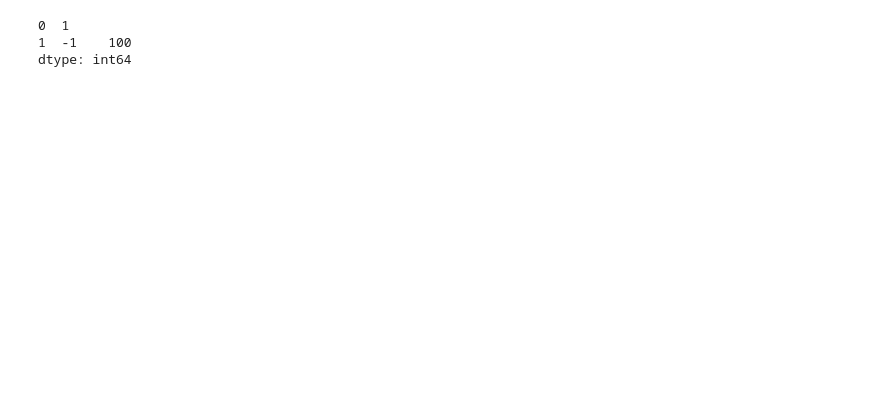
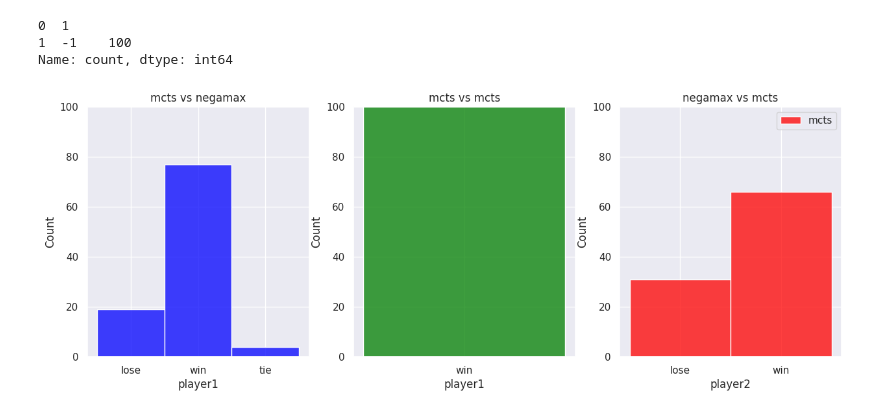
Before and after one commit to Steve-dennis/connect4-monte_carlo, a Jupyter notebook: connect4-monte_carlo.ipynb, the cells around one changed output. Drawn from its saved outputs; the diff is of its cells as text; code cells hidden in the pictures; blank space fills up the shorter version.

Commit message:
multiprocessing and visualization

```diff
--- a/connect4-monte_carlo.ipynb
+++ b/connect4-monte_carlo.ipynb
@@ -297,3 +287,17 @@ mcts_nega = evaluate('connectx',
-# %%
-mcts_mcts = evaluate('connectx',
-                   [connectx_agent,connectx_agent],num_episodes=100)
+# %%
+def ev(player1,player2):
+    result = (evaluate('connectx',[player1,player2],num_episodes=100))
+    return result
+# %%
+with Pool(processes=3) as pool:
+
+    nm  = pool.apply_async(ev,args=('negamax',connectx_agent))
+    mn = pool.apply_async(ev,args=(connectx_agent,'negamax'))
+    mm = pool.apply_async(ev, args=(connectx_agent,connectx_agent))
+
+
+    nega_mcts = nm.get()
+    mcts_nega = mn.get()
+    mcts_mcts = mm.get()
+    pool.close()
+    pool.join()
@@ -320,7 +327,28 @@ mcts_mcts_df.value_counts()
 # %% [output]
 0  1
 1  -1    100
-dtype: int64
+Name: count, dtype: int64
+# %%
+mvm = mcts_mcts_df.replace([-1,0,1],['lose','tie','win']).rename(columns={0: 'player1',1: 'player2'})
+mvn = mcts_nega_df.replace([-1,0,1],['lose','tie','win']).rename(columns={0: 'player1',1: 'player2'})
+nvm = nega_mcts_df.replace([-1,0,1],['lose','tie','win']).rename(columns={0: 'player1',1: 'player2'})
+# %%
+sns.set(style='darkgrid')
+sns.set_palette('bright')
+fig, axs = plt.subplots(1, 3, figsize=(15, 5))
+sns.histplot(data=mvn, x= 'player1', label = 'mcts', ax=axs[0],color='blue')
+axs[0].set_title('mcts vs negamax')
+axs[0].set_ylim(0,100)
+sns.histplot(data=mvm, x= 'player1', label = 'mcts', ax=axs[1],color='green')
+axs[1].set_title('mcts vs mcts')
+axs[1].set_ylim(0,100)
+sns.histplot(data=nvm, x= 'player2', label = 'mcts', ax=axs[2],color='red')
+axs[2].set_title('negamax vs mcts')
+axs[2].set_ylim(0,100)
+plt.legend()
+plt.show()
+# %% [output]
+[figure, added]
 # %%
 env = make('connectx')
 env.play([connectx_agent,None],width=500,height=500)
```
Also changed, not shown: parts of 8 cells of this notebook.
